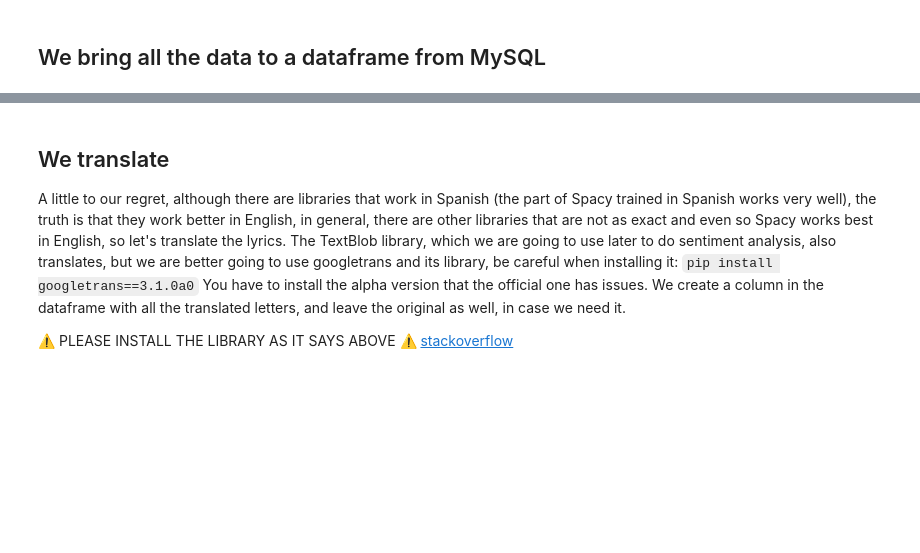
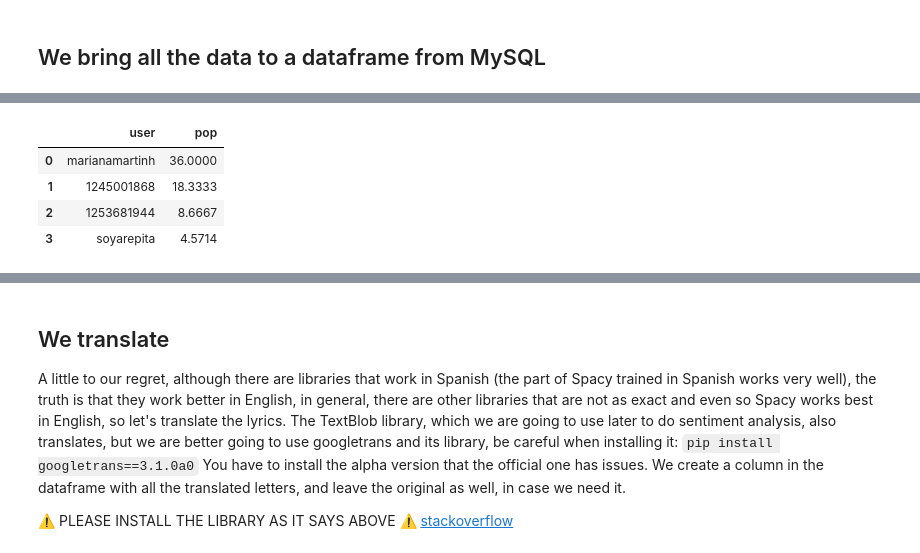
Before and after one commit to Ironhack-data-bcn-april-2023/lectures, a Jupyter notebook: week-6/04 - ETL & NLP/ETL IV - Enriching the data.ipynb, the cells around one changed output, grey strips where cells are left out. Drawn from its saved outputs; the diff is of its cells as text; code cells hidden in the pictures; blank space fills up the shorter version.

```diff
--- a/week-6/04 - ETL & NLP/ETL IV - Enriching the data.ipynb
+++ b/week-6/04 - ETL & NLP/ETL IV - Enriching the data.ipynb
@@ -73,0 +119,15 @@ import matplotlib.pyplot as plt
+# %%
+query = """
+select user, avg(popularity) as pop
+FROM songs
+group by user
+order by pop desc;
+"""
+
+pd.read_sql_query (query, engine)
+# %% [output]
+|  | user | pop |
+| 0 | marianamartinh | 36.0000 |
+| 1 | 1245001868 | 18.3333 |
+| 2 | 1253681944 | 8.6667 |
+| 3 | soyarepita | 4.5714 |
```
Also changed, not shown: parts of 20 cells of this notebook, 7 other files.
